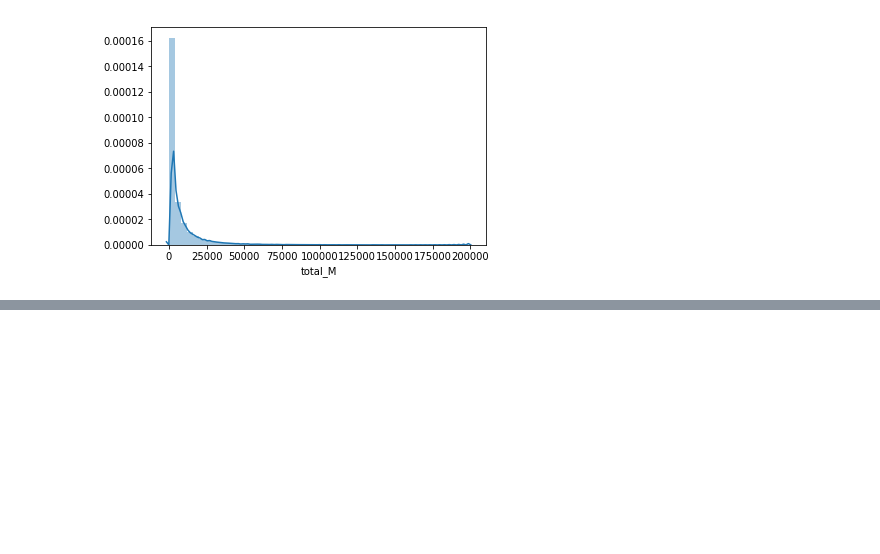
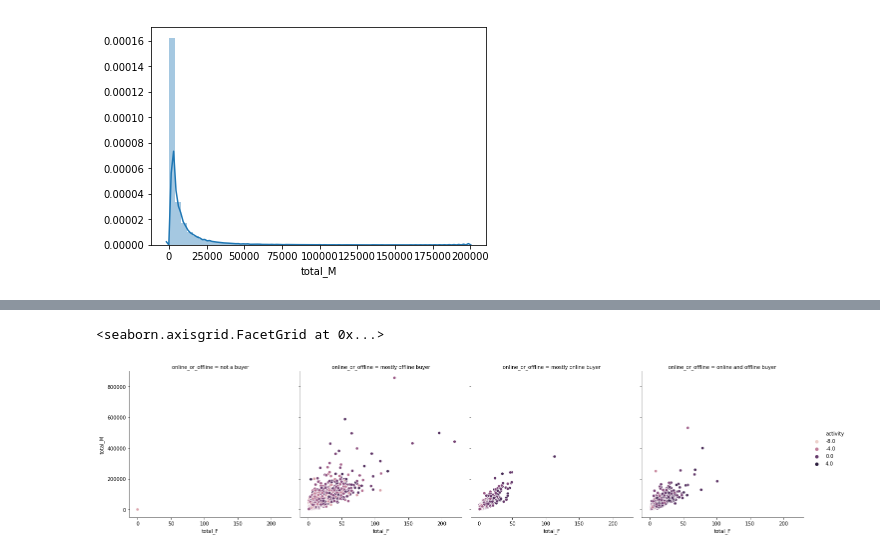
Before and after one commit to GISH123/Python-Project-91App-Market-Data, a Jupyter notebook: features_eda.ipynb, the cells around one changed output, grey strips where cells are left out. Saved outputs shown, nothing was run; the diff lists cells and outputs as text; code cells hidden in the pictures; blank space fills up the shorter version.

```diff
--- a/features_eda.ipynb
+++ b/features_eda.ipynb
@@ -208,0 +221,26 @@ sns.distplot(df.loc[df["total_M"]<200000]['total_M'].dropna())
+# %%
+def online_offline_buyer(row):
+    #數值0代表線下購買者，1代表兩者之間,2代表獻上購買者
+    if row['online_ratio'] <= 0.2:
+        val = "mostly offline buyer"
+    elif row['online_ratio'] > 0.2 and row['online_ratio'] <=0.8:
+        val = "online and offline buyer"
+    elif row['online_ratio'] > 0.8:
+        val = "mostly online buyer"
+    else:
+        return "not a buyer"
+    return val
+# %%
+def activityRate(row):
+    # total_day_using_percentage : 瀏覽recency, actually_using_percentage and view_per_date : 瀏覽frequency
+    #看要怎麼計算活躍度
+    return np.log(row['total_day_using_percentage'])+np.log10(row['actually_using_percentage'])+np.log10(row['view_per_date'])
+# %%
+df2['online_or_offline'] = df2.apply(online_offline_buyer, axis=1)
+# %%
+df2['activity'] = df2.apply(activityRate, axis=1)
+# %%
+sns.relplot(x="total_F", y="total_M", hue ="activity",col="online_or_offline",data=df2)
+# %% [output]
+<seaborn.axisgrid.FacetGrid at 0x...>
+[figure, added]
```
Also changed, not shown: parts of 11 cells of this notebook.
